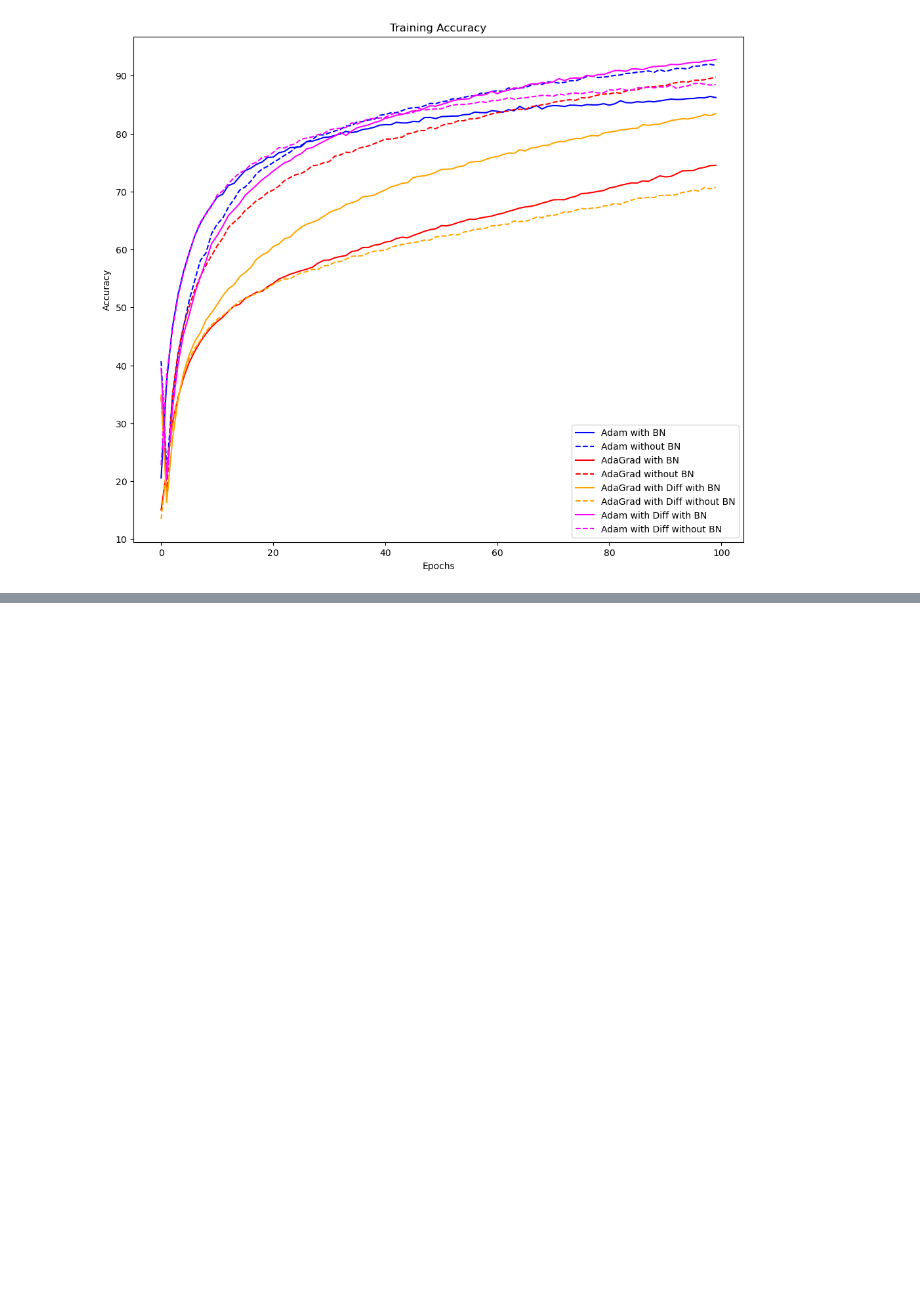
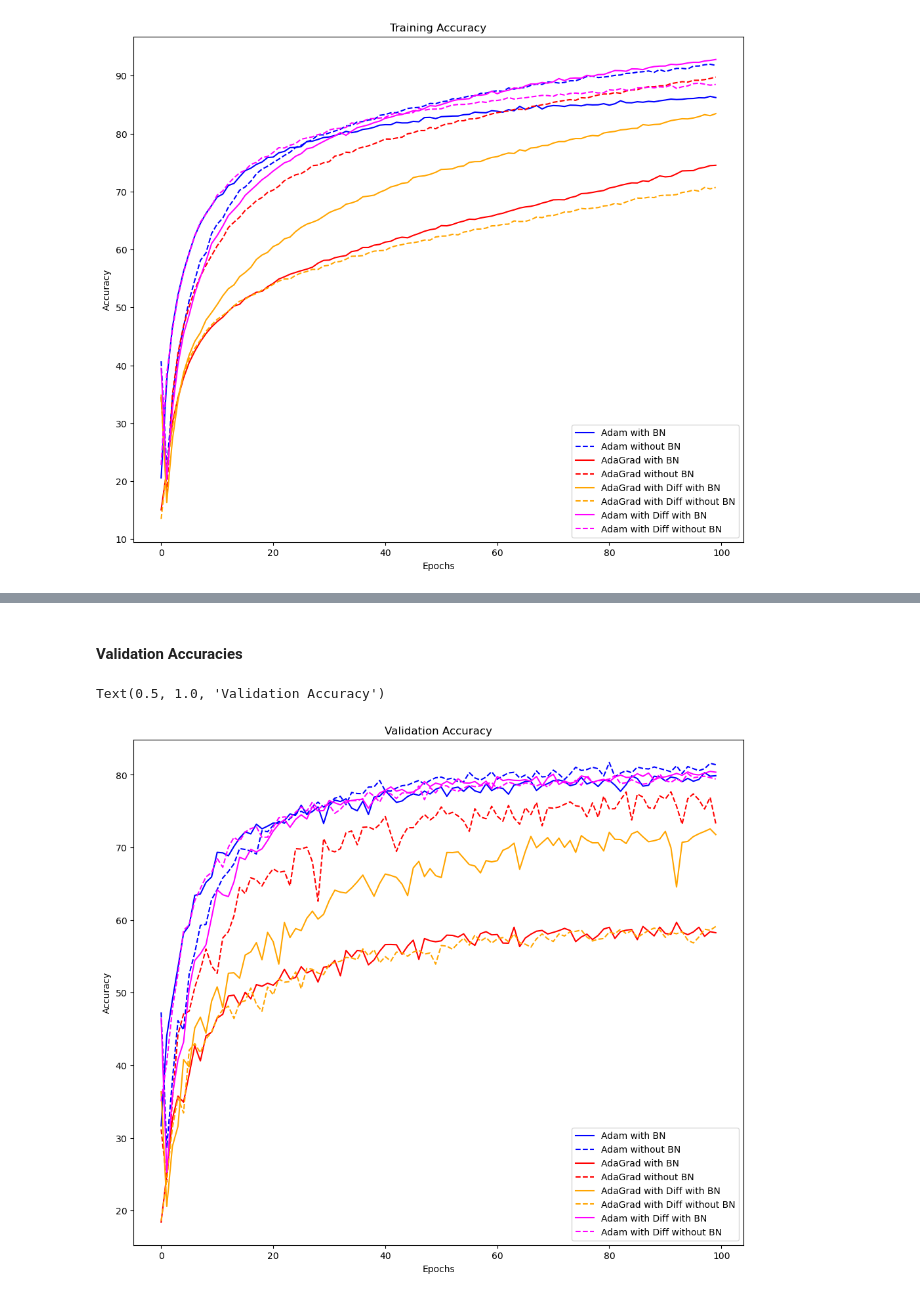
Before and after one commit to akansh12/OML-2024-AdaGrad-with-grad-difference, a Jupyter notebook: notebooks/CIFAR10-training.ipynb, the cells around one changed output, grey strips where cells are left out. Drawn from its saved outputs; the diff is of its cells as text; code cells hidden in the pictures; blank space fills up the shorter version.

```diff
--- a/notebooks/CIFAR10-training.ipynb
+++ b/notebooks/CIFAR10-training.ipynb
@@ -306,0 +334,34 @@ plt.show()
+# %% [markdown]
+#### Validation Accuracies
+# %%
+#validation accuracies
+val_acc_adam_w_bn = np.load("./results/resnet34_with_ADAM_custom_with_batch_norm_val_accuracies.npy")
+val_acc_adam_wo_bn = np.load("./results/resnet34_with_ADAM_custom_without_batch_norm_val_accuracies.npy")
+val_acc_ada_w_bn = np.load("./results/resnet34_with_AdaGrad_custom_with_batch_norm_val_accuracies.npy")
+val_acc_ada_wo_bn = np.load("./results/resnet34_with_AdaGrad_custom_without_batch_norm_val_accuracies.npy")
+
+val_acc_adagrad_w_diff_w_bn = np.load("./results/resnet34_with_AdaGradWithDiff_with_batch_norm_val_accuracies.npy")
+val_acc_adagrad_w_diff_wo_bn = np.load("./results/resnet34_with_AdaGradWithDiff_without_batch_norm_val_accuracies.npy")
+val_acc_adam_w_diff_w_bn = np.load("./results/resnet34_with_ADAMwithdiff_with_batch_norm_val_accuracies.npy")
+val_acc_adam_w_diff_wo_bn = np.load("./results/resnet34_with_ADAMwithdiff_without_batch_norm_val_accuracies.npy")
+# %%
+plt.figure(figsize=(12, 10))
+plt.plot(val_acc_adam_w_bn, label='Adam with BN', color=COLOR_adam)
+plt.plot(val_acc_adam_wo_bn, label='Adam without BN', color=COLOR_adam, linestyle='dashed')
+
+plt.plot(val_acc_ada_w_bn, label='AdaGrad with BN', color=COLOR_ada)
+plt.plot(val_acc_ada_wo_bn, label='AdaGrad without BN', color=COLOR_ada, linestyle='dashed')
+
+plt.plot(val_acc_adagrad_w_diff_w_bn, label='AdaGrad with Diff with BN', color=COLOR_adadiff)
+plt.plot(val_acc_adagrad_w_diff_wo_bn, label='AdaGrad with Diff without BN', color=COLOR_adadiff, linestyle='dashed')
+
+plt.plot(val_acc_adam_w_diff_w_bn, label='Adam with Diff with BN', color=COLOR_adamdiff)
+plt.plot(val_acc_adam_w_diff_wo_bn, label='Adam with Diff without BN', color=COLOR_adamdiff, linestyle='dashed')
+
+plt.xlabel('Epochs')
+plt.ylabel('Accuracy')
+plt.legend()
+plt.title('Validation Accuracy')
+# %% [output]
+Text(0.5, 1.0, 'Validation Accuracy')
+[figure, added]
```
Also changed, not shown: parts of 8 cells of this notebook, 37 other files.
